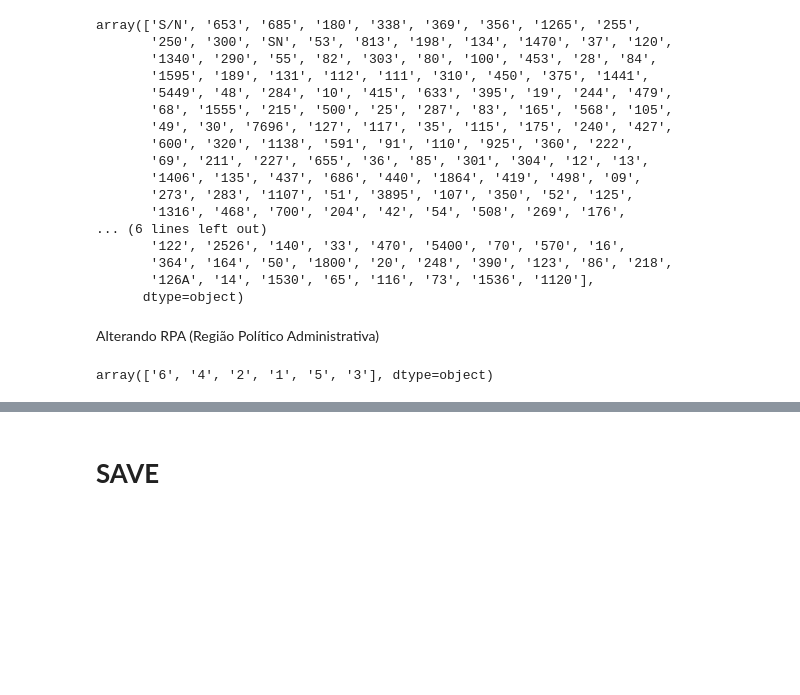
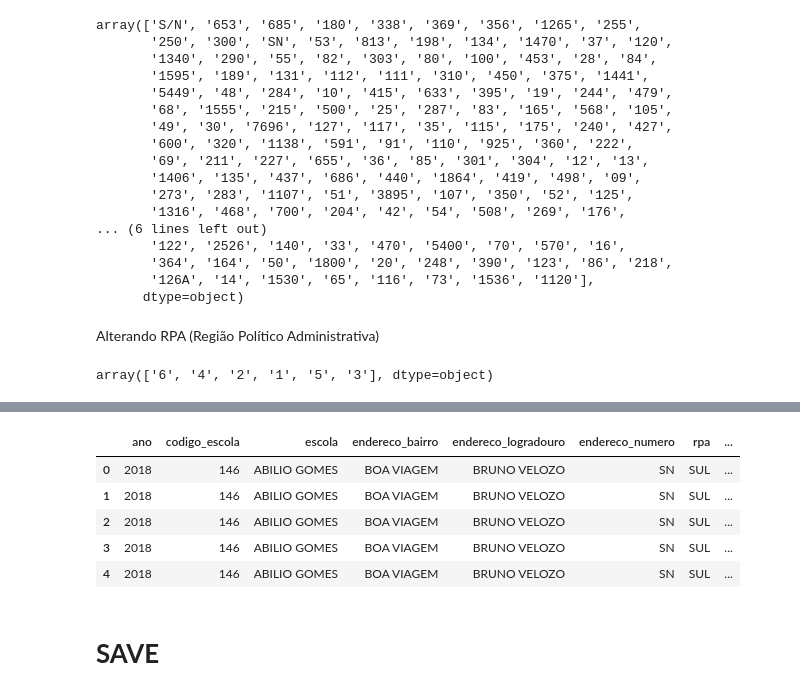
Before and after one commit to FowlerAsch/PowerBi-Projeto-Prefeitura, a Jupyter notebook: ETL PYTHON/Teste_ProjetoPrefeitura.ipynb, the cells around one changed output, grey strips where cells are left out. Saved outputs shown, nothing was run; the diff lists cells and outputs as text; code cells hidden in the pictures; blank space fills up the shorter version.

```diff
--- a/ETL PYTHON/Teste_ProjetoPrefeitura.ipynb
+++ b/ETL PYTHON/Teste_ProjetoPrefeitura.ipynb
@@ -148,9 +148,11 @@ dataSet['rpa'].unique()
 # %% [output]
 array(['6', '4', '2', '1', '5', '3'], dtype=object)
 # %%
-dataSet.loc[dataSet['rpa'] == "1", 'rpa'] = "CENTRO"
-dataSet.loc[dataSet['rpa'] == "2", 'rpa'] = "NORTE"
-dataSet.loc[dataSet['rpa'] == "3", 'rpa'] = "NOROESTE"
-dataSet.loc[dataSet['rpa'] == "4", 'rpa'] = "OESTE"
-dataSet.loc[dataSet['rpa'] == "5", 'rpa'] = "SUDOESTE"
-dataSet.loc[dataSet['rpa'] == "6", 'rpa'] = "SUL"
+dataSet['rpa'] = dataSet['rpa'].replace({
+    "1": "CENTRO",
+    "2": "NORTE",
+    "3": "NOROESTE",
+    "4": "OESTE",
+    "5": "SUDOESTE",
+    "6": "SUL"
+})
@@ -157,3 +186,39 @@ dataSet.loc[dataSet['rpa'] == "6", 'rpa'] = "SUL"
+# %%
+dataSet['situacao_nome'] = dataSet['situacao_nome'].replace({
+    "RETIDO": "REPROVADO",
+    "RETIDO POR FALTA": "REPROVADO POR FALTA",
+    "REPROV P/  FALTA": "REPROVADO POR FALTA",
+    "TR DUR ANO S/INFO": "TRANSFERÊNCIA",
+    "RETIDO POR IDADE": "REPROVADO",
+    "RT FALTA TR P/REDE": "TR DUR ANO P/REDE",
+    "RETIDO E TR P/ REDE": "TR DUR ANO P/REDE",
+    "Transferência": "TRANSFERÊNCIA",
+    "DESIST/DEIXOU FREQUE": "DESISTENTE",
+    "DESIST REN C/ TRANSF": "TRANSFERÊNCIA",
+    "RENV S/SIT FINAL DEF": "RENV NÃO DEFINIDA",
+    "FREQÜENTE": "APROVADO"
+
+})
+# %%
+def faixa_etaria(idade):
+    if idade <= 10:
+        return 'Criança'
+    elif 11 <= idade <= 17:
+        return 'Adolescente'
+    else:
+        return 'Adulto'
+
+dataSet['faixa_etaria'] = dataSet['idade'].apply(faixa_etaria)
+# %%
+dataSet.head(
+)
+# %% [output]
+|  | ano | codigo_escola | escola | endereco_bairro | endereco_logradouro | endereco_numero | rpa | ... |
+| 0 | 2018 | 146 | ABILIO GOMES | BOA VIAGEM | BRUNO VELOZO | SN | SUL | ... |
+| 1 | 2018 | 146 | ABILIO GOMES | BOA VIAGEM | BRUNO VELOZO | SN | SUL | ... |
+| 2 | 2018 | 146 | ABILIO GOMES | BOA VIAGEM | BRUNO VELOZO | SN | SUL | ... |
+| 3 | 2018 | 146 | ABILIO GOMES | BOA VIAGEM | BRUNO VELOZO | SN | SUL | ... |
+| 4 | 2018 | 146 | ABILIO GOMES | BOA VIAGEM | BRUNO VELOZO | SN | SUL | ... |
 # %% [markdown]
 # **SAVE**
 # %%
```
Also changed, not shown: parts of 6 cells of this notebook, 21 other files.
